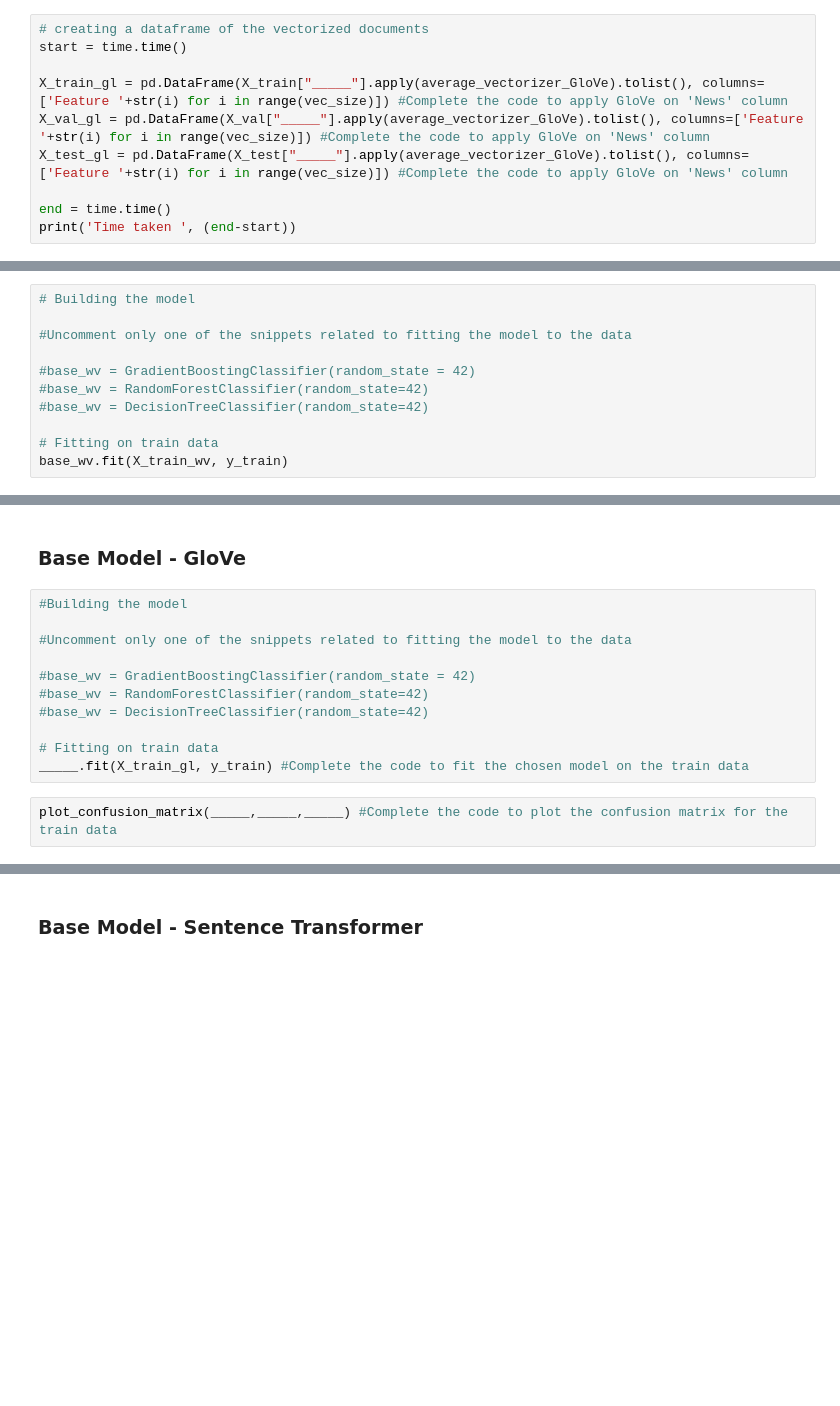
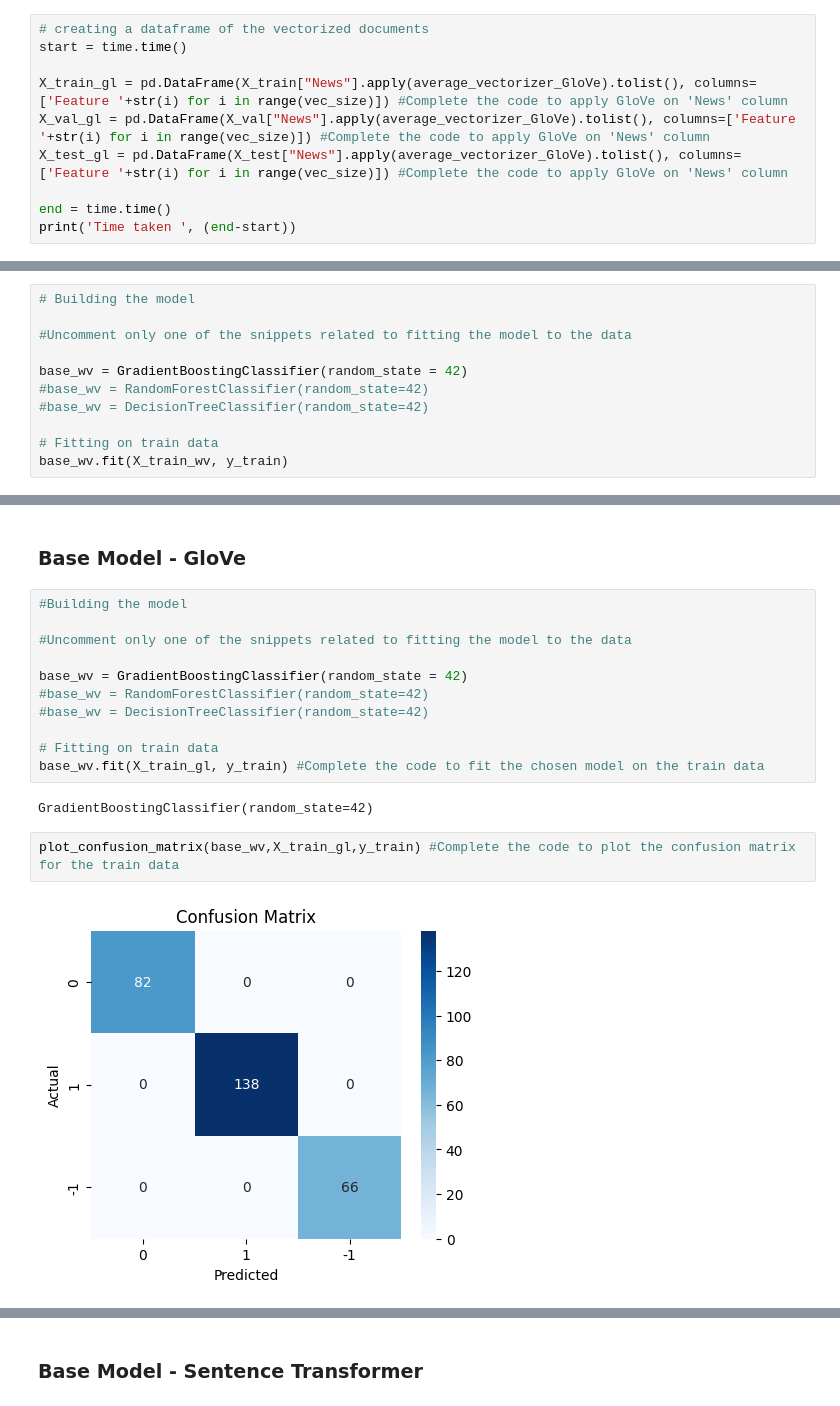
Before and after one commit to braju78/pythonFundamentals, a Jupyter notebook: Week6 Project - Stock market analysis/NLP_Project_Low_Code-2.ipynb, the cells around one changed output, grey strips where cells are left out. Saved outputs shown, nothing was run; the diff lists cells and outputs as text; blank space fills up the shorter version.

```diff
--- a/Week6 Project - Stock market analysis/NLP_Project_Low_Code-2.ipynb
+++ b/Week6 Project - Stock market analysis/NLP_Project_Low_Code-2.ipynb
@@ -494,9 +574,9 @@ def average_vectorizer_GloVe(doc):
 # creating a dataframe of the vectorized documents
 start = time.time()
 
-X_train_gl = pd.DataFrame(X_train["_____"].apply(average_vectorizer_GloVe).tolist(), columns=['Feature '+str(i) for i in range(vec_size)]) #Complete the code to apply GloVe on 'News' column
-X_val_gl = pd.DataFrame(X_val["_____"].apply(average_vectorizer_GloVe).tolist(), columns=['Feature '+str(i) for i in range(vec_size)]) #Complete the code to apply GloVe on 'News' column
-X_test_gl = pd.DataFrame(X_test["_____"].apply(average_vectorizer_GloVe).tolist(), columns=['Feature '+str(i) for i in range(vec_size)]) #Complete the code to apply GloVe on 'News' column
+X_train_gl = pd.DataFrame(X_train["News"].apply(average_vectorizer_GloVe).tolist(), columns=['Feature '+str(i) for i in range(vec_size)]) #Complete the code to apply GloVe on 'News' column
+X_val_gl = pd.DataFrame(X_val["News"].apply(average_vectorizer_GloVe).tolist(), columns=['Feature '+str(i) for i in range(vec_size)]) #Complete the code to apply GloVe on 'News' column
+X_test_gl = pd.DataFrame(X_test["News"].apply(average_vectorizer_GloVe).tolist(), columns=['Feature '+str(i) for i in range(vec_size)]) #Complete the code to apply GloVe on 'News' column
 
 end = time.time()
 print('Time taken ', (end-start))
@@ -599,7 +687,7 @@ def model_performance_classification_sklearn(model, predictors, target):
 
 #Uncomment only one of the snippets related to fitting the model to the data
 
-#base_wv = GradientBoostingClassifier(random_state = 42)
+base_wv = GradientBoostingClassifier(random_state = 42)
 #base_wv = RandomForestClassifier(random_state=42)
 #base_wv = DecisionTreeClassifier(random_state=42)
 
@@ -624,12 +726,16 @@ print("Validation performance:\n",base_val_wv)
 
 #Uncomment only one of the snippets related to fitting the model to the data
 
-#base_wv = GradientBoostingClassifier(random_state = 42)
+base_wv = GradientBoostingClassifier(random_state = 42)
 #base_wv = RandomForestClassifier(random_state=42)
 #base_wv = DecisionTreeClassifier(random_state=42)
 
 # Fitting on train data
-_____.fit(X_train_gl, y_train) #Complete the code to fit the chosen model on the train data
+base_wv.fit(X_train_gl, y_train) #Complete the code to fit the chosen model on the train data
+# %% [output]
+GradientBoostingClassifier(random_state=42)
 # %%
-plot_confusion_matrix(_____,_____,_____) #Complete the code to plot the confusion matrix for the train data
+plot_confusion_matrix(base_wv,X_train_gl,y_train) #Complete the code to plot the confusion matrix for the train data
+# %% [output]
+[figure, added]
 # %%
```
Also changed, not shown: parts of 20 cells of this notebook.
